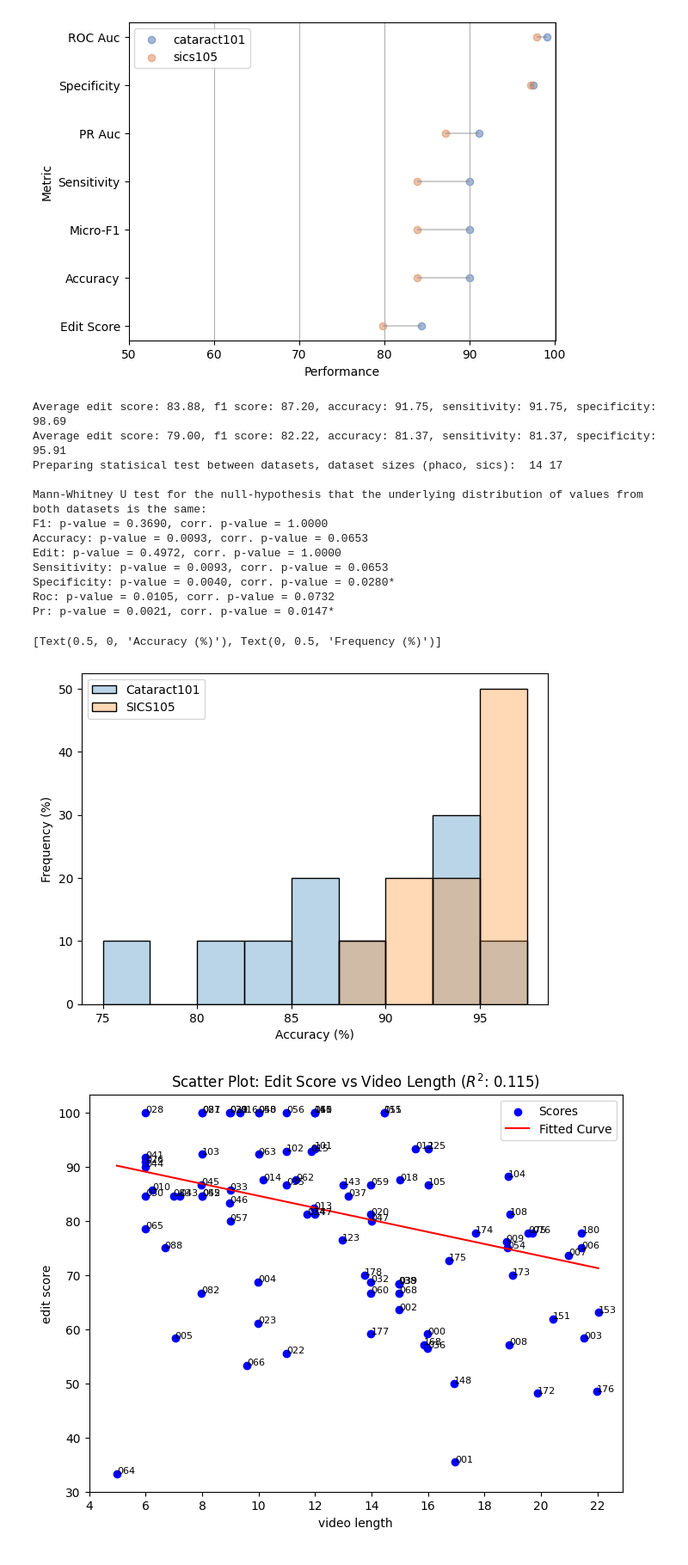
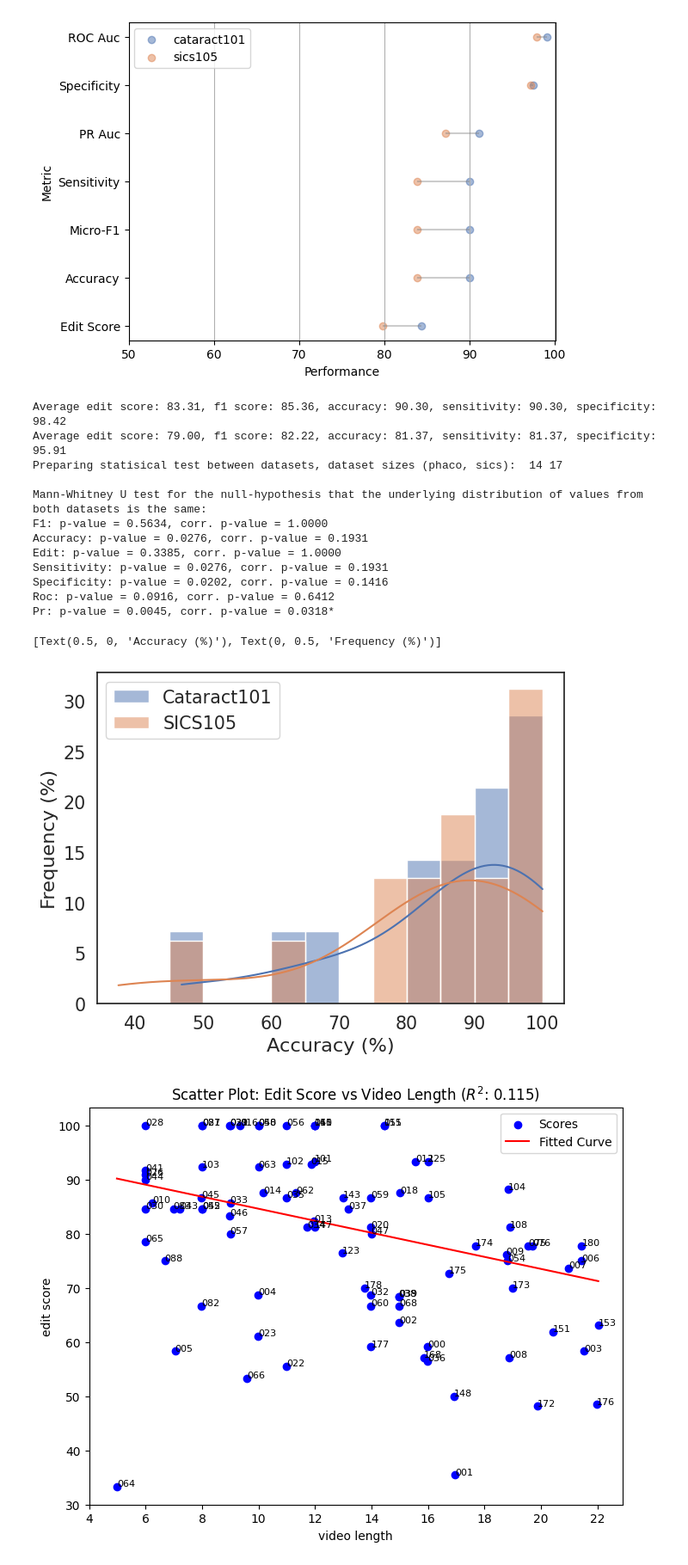
Before and after one commit to Bhuvan-21/MS-TCN2-med, a Jupyter notebook: notebooks/per_video_evaluation.ipynb, the cells around one changed output. Shown at 86% size. Saved outputs shown, nothing was run; the diff lists cells and outputs as text; code cells hidden in the pictures.

```diff
--- a/notebooks/per_video_evaluation.ipynb
+++ b/notebooks/per_video_evaluation.ipynb
@@ -45,7 +45,7 @@ def get_scores_for_vid(video_id, results_path, ground_truth_dir, overlap=0.25):
 
     edit = edit_score(prediction, ground_truth, bg_class=[''])
     accuracy = sum([1 for p, g in zip(prediction, ground_truth) if p == g]) / len(prediction) * 100
-    tp, fp, tn, fn = f_score(prediction, ground_truth, overlap, bg_class=[''])
+    tp, fp, fn = f_score(prediction, ground_truth, overlap, bg_class=[''])
     f1 = 2 * tp / (2*tp+fp+fn) * 100
 
     tp, tn, fp, fn = collaps_confusion_matrix(ground_truth, prediction)
@@ -131,10 +131,14 @@ df2 = pd.DataFrame(scores_sics)
 
 new = pd.concat([df, df2], axis=0)
 new = pd.melt(new, id_vars=['group'], value_vars=['edit', 'f1', 'accuracy'])
+new["variable"] = new["variable"].replace({"edit": "Edit", "f1": "F1", "accuracy": "Accuracy"})
 
+#sns.set(font_scale=1.2)
+sns.set_style("white")
+sns.set_context("notebook", font_scale=1.35)
 #plot = sns.violinplot(data=new, x="variable", y="value", palette=None, inner="box", alpha=0.5, hue='group', cut=0.5)
-#plot = sns.boxplot(data=new, x="variable", y="value", palette=None, hue='group', gap=0.1, boxprops=dict(alpha=0.5))
-plot = sns.swarmplot(data=new, x="variable", y="value", palette=None, hue='group', alpha=0.5)
+plot = sns.boxplot(data=new, x="variable", y="value", palette="tab10", hue='group', gap=0.1, boxprops=dict(alpha=0.5))
+#plot = sns.swarmplot(data=new, x="variable", y="value", palette=None, hue='group', alpha=0.5)
 plot.set_yticks(range(0, 101, 10))
 plot.set_xlabel('Metric')
 plot.set_ylabel('Value (in %)')
@@ -210,28 +214,28 @@ for i, k in enumerate(ps.keys()):
     else:
         print()
 # %% [output]
-Average edit score: 83.88, f1 score: 87.20, accuracy: 91.75, sensitivity: 91.75, specificity: 98.69
+Average edit score: 83.31, f1 score: 85.36, accuracy: 90.30, sensitivity: 90.30, specificity: 98.42
 Average edit score: 79.00, f1 score: 82.22, accuracy: 81.37, sensitivity: 81.37, specificity: 95.91
 Preparing statisical test between datasets, dataset sizes (phaco, sics):  14 17
 
 Mann-Whitney U test for the null-hypothesis that the underlying distribution of values from both datasets is the same:
-F1: p-value = 0.3690, corr. p-value = 1.0000
-Accuracy: p-value = 0.0093, corr. p-value = 0.0653
-Edit: p-value = 0.4972, corr. p-value = 1.0000
-Sensitivity: p-value = 0.0093, corr. p-value = 0.0653
-Specificity: p-value = 0.0040, corr. p-value = 0.0280*
-Roc: p-value = 0.0105, corr. p-value = 0.0732
-Pr: p-value = 0.0021, corr. p-value = 0.0147*
+F1: p-value = 0.5634, corr. p-value = 1.0000
+Accuracy: p-value = 0.0276, corr. p-value = 0.1931
+Edit: p-value = 0.3385, corr. p-value = 1.0000
+Sensitivity: p-value = 0.0276, corr. p-value = 0.1931
+Specificity: p-value = 0.0202, corr. p-value = 0.1416
+Roc: p-value = 0.0916, corr. p-value = 0.6412
+Pr: p-value = 0.0045, corr. p-value = 0.0318*
 # %%
 figure = plt.figure(figsize=(7, 5))
-params = {'alpha': 0.3, 'legend': True, 'kde': False, 'stat': "percent", 'discrete': False, 'element': "bars", 'bins': np.arange(75, 100, 2.5)} #"binwidth": 4
+params = {'alpha': 0.5, 'legend': True, 'palette': "tab10", 'kde': True, 'stat': "percent", 'discrete': False, 'element': "bars", 'bins': np.arange(45, 101, 5)} #"binwidth": 4
 plot = sns.histplot(scores_phaco['f1'], label='Cataract101', **params)
 plot = sns.histplot(scores_sics['f1'], label='SICS105', **params)
 plot.legend(loc='upper left')
 plot.set(xlabel='Accuracy (%)', ylabel='Frequency (%)')
 # %% [output]
 [Text(0.5, 0, 'Accuracy (%)'), Text(0, 0.5, 'Frequency (%)')]
-[figure, old version]
+[figure, new version]
 # %%
 def model_func(x, a, b, c):
     return a * np.exp(-b * x) + c # Define the exponential model function
```
Also changed, not shown: parts of 2 cells of this notebook, 2 other files.
